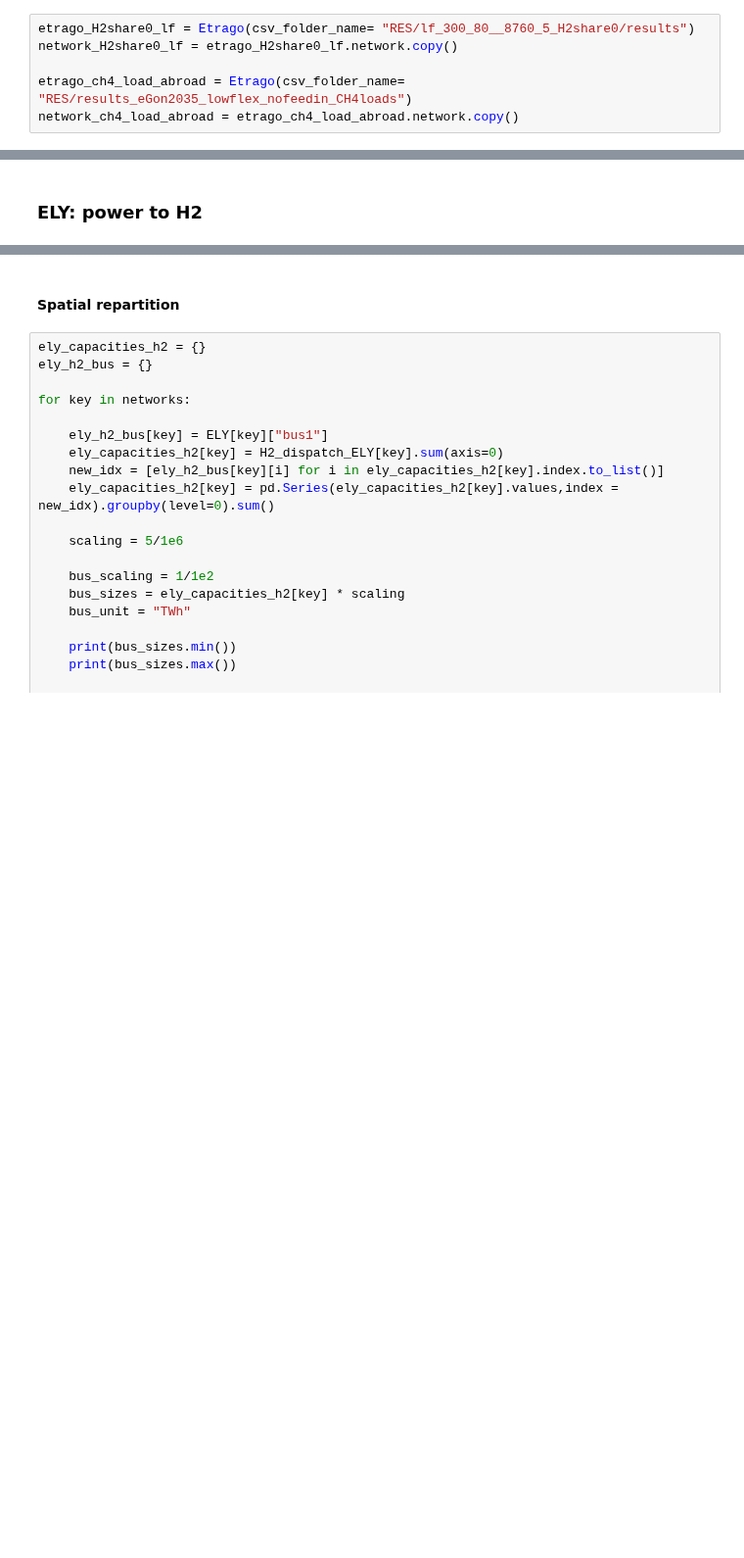
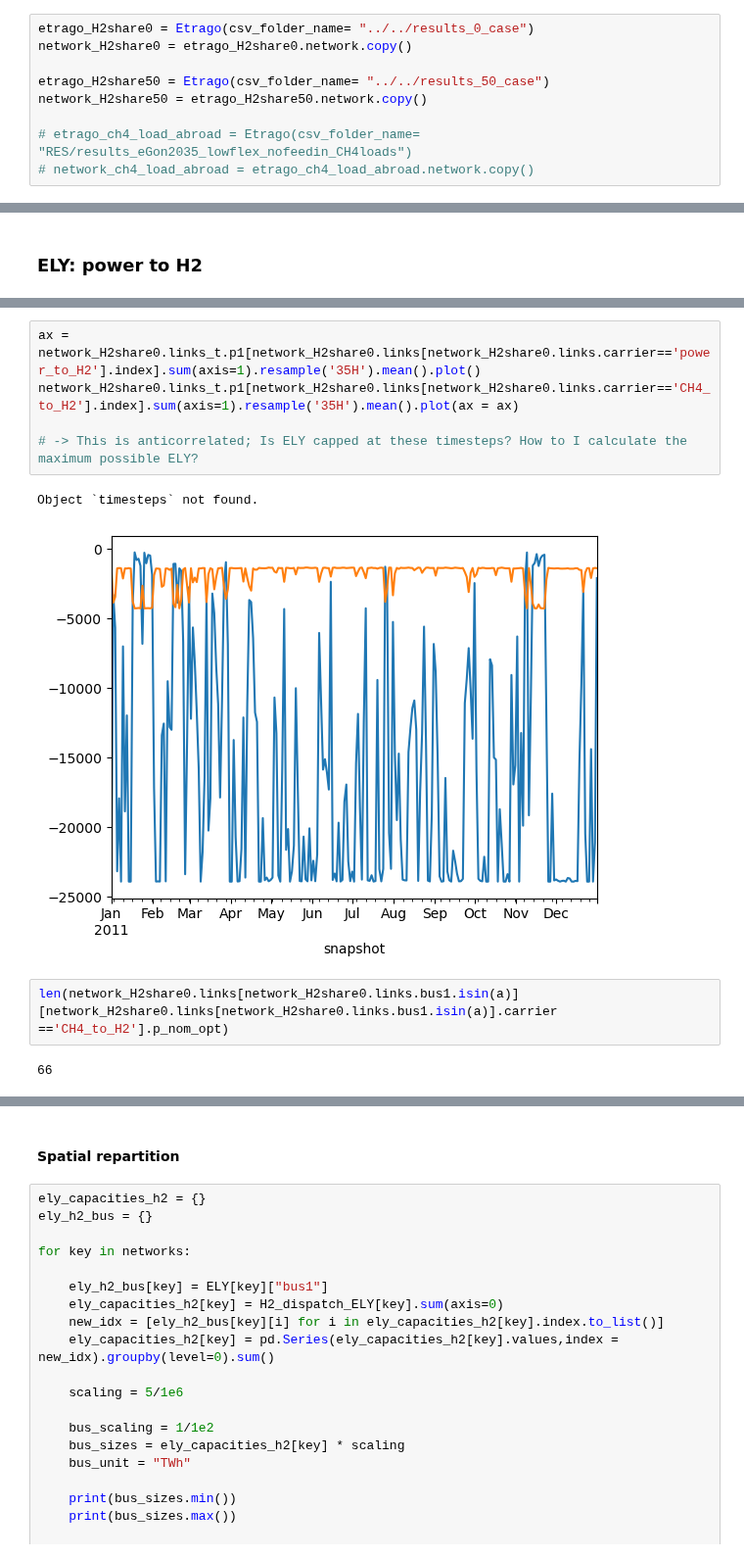
Before and after one commit to openego/eTraGo, a Jupyter notebook: etrago/gas_analysis_etrago.ipynb, the cells around one changed output, grey strips where cells are left out. Shown at 98% size. Cells and saved outputs as stored; diff of their text form; blank space fills up the shorter version.

```diff
--- a/etrago/gas_analysis_etrago.ipynb
+++ b/etrago/gas_analysis_etrago.ipynb
@@ -17,8 +21,11 @@ colors = coloring
 # %% [markdown]
 Import networks
 # %%
-etrago_H2share0_lf = Etrago(csv_folder_name= "RES/lf_300_80__8760_5_H2share0/results")
-network_H2share0_lf = etrago_H2share0_lf.network.copy()
+etrago_H2share0 = Etrago(csv_folder_name= "../../results_0_case")
+network_H2share0 = etrago_H2share0.network.copy()
 
-etrago_ch4_load_abroad = Etrago(csv_folder_name= "RES/results_eGon2035_lowflex_nofeedin_CH4loads")
-network_ch4_load_abroad = etrago_ch4_load_abroad.network.copy()
+etrago_H2share50 = Etrago(csv_folder_name= "../../results_50_case")
+network_H2share50 = etrago_H2share50.network.copy()
+
+# etrago_ch4_load_abroad = Etrago(csv_folder_name= "RES/results_eGon2035_lowflex_nofeedin_CH4loads")
+# network_ch4_load_abroad = etrago_ch4_load_abroad.network.copy()
@@ -116,3 +206,15 @@ for key in networks:
+# %%
+ax = network_H2share0.links_t.p1[network_H2share0.links[network_H2share0.links.carrier=='power_to_H2'].index].sum(axis=1).resample('35H').mean().plot()
+network_H2share0.links_t.p1[network_H2share0.links[network_H2share0.links.carrier=='CH4_to_H2'].index].sum(axis=1).resample('35H').mean().plot(ax = ax)
+
+# -> This is anticorrelated; Is ELY capped at these timesteps? How to I calculate the maximum possible ELY?
+# %% [output]
+Object `timesteps` not found.
+[figure, added]
+# %%
+len(network_H2share0.links[network_H2share0.links.bus1.isin(a)][network_H2share0.links[network_H2share0.links.bus1.isin(a)].carrier =='CH4_to_H2'].p_nom_opt)
+# %% [output]
+66
 # %%
 fig, ax = plt.subplots(figsize = (10,5))
 
```
Also changed, not shown: parts of 46 cells of this notebook.
